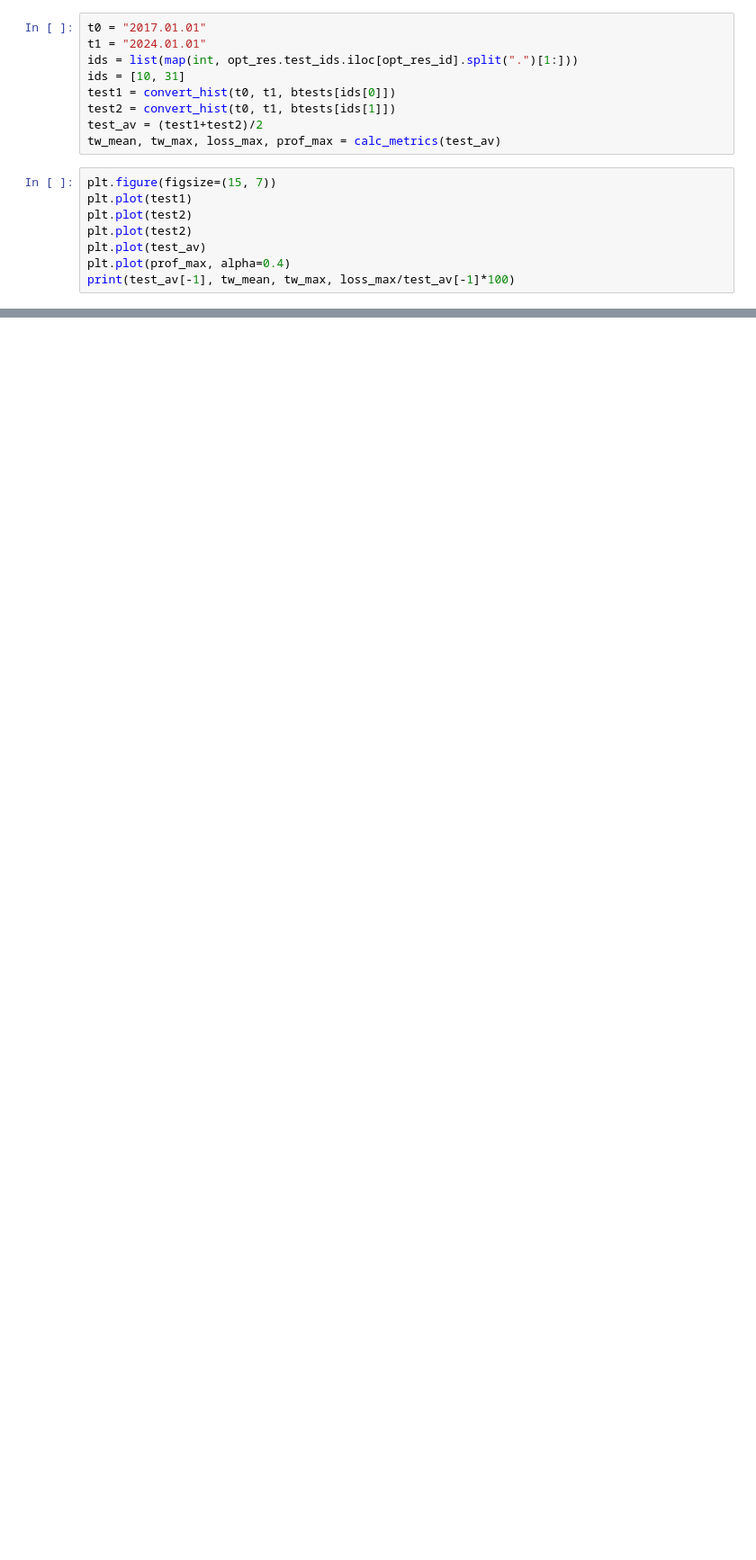
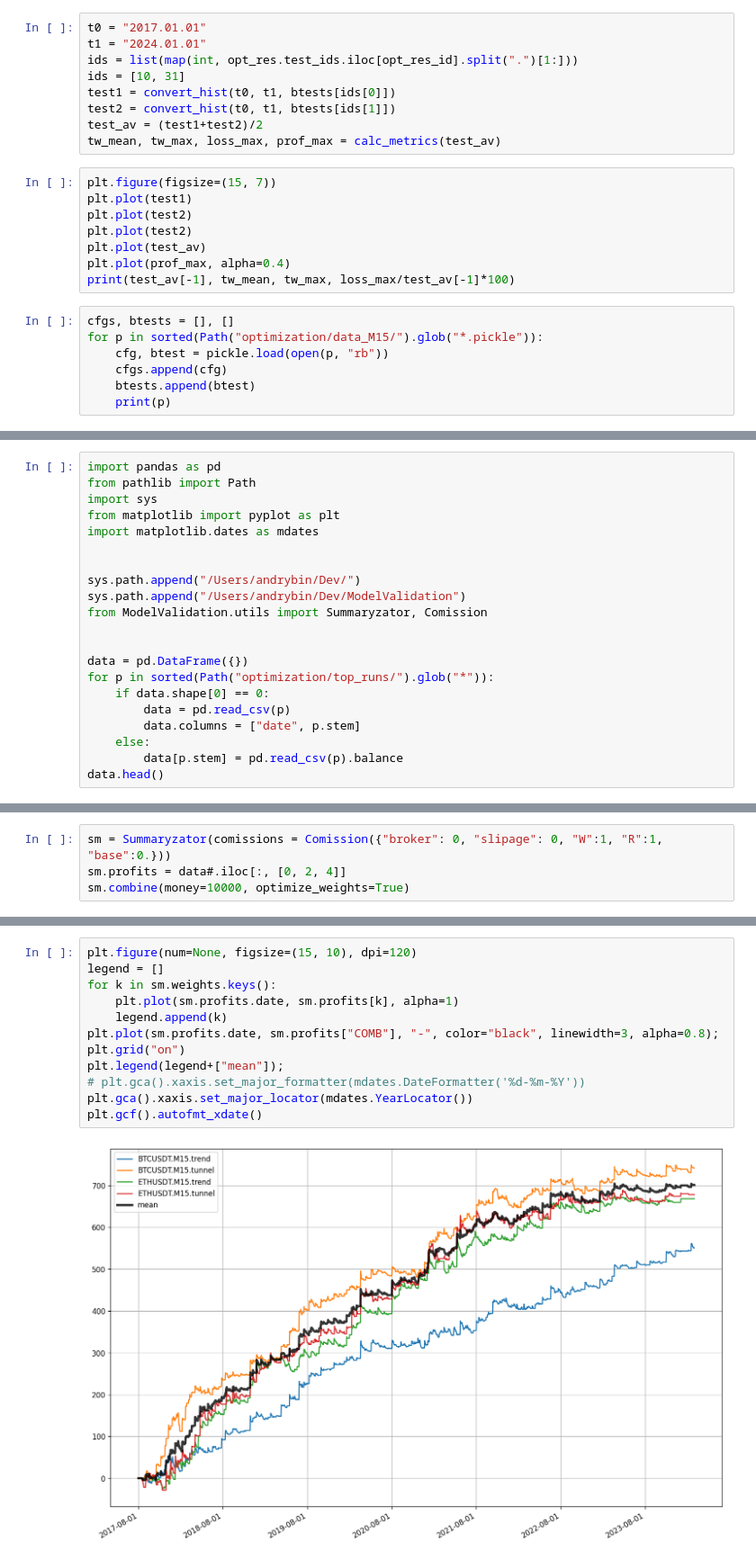
Before and after one commit to binrey/MLTR, a Jupyter notebook: optim_research.ipynb, the cells around one changed output, grey strips where cells are left out. Shown at 90% size. Cells and saved outputs as stored; diff of their text form; blank space fills up the shorter version.

```diff
--- a/optim_research.ipynb
+++ b/optim_research.ipynb
@@ -141,3 +143,10 @@ plt.plot(test2)
 plt.plot(test_av)
 plt.plot(prof_max, alpha=0.4)
 print(test_av[-1], tw_mean, tw_max, loss_max/test_av[-1]*100)
+# %%
+cfgs, btests = [], []
+for p in sorted(Path("optimization/data_M15/").glob("*.pickle")):
+    cfg, btest = pickle.load(open(p, "rb"))
+    cfgs.append(cfg)
+    btests.append(btest)
+    print(p)
@@ -143,0 +171,21 @@ print(test_av[-1], tw_mean, tw_max, loss_max/test_av[-1]*100)
+# %%
+import pandas as pd
+from pathlib import Path
+import sys
+from matplotlib import pyplot as plt
+import matplotlib.dates as mdates
+
+
+sys.path.append("/Users/andrybin/Dev/")
+sys.path.append("/Users/andrybin/Dev/ModelValidation")
+from ModelValidation.utils import Summaryzator, Comission
+
+
+data = pd.DataFrame({})
+for p in sorted(Path("optimization/top_runs/").glob("*")):
+    if data.shape[0] == 0:
+        data = pd.read_csv(p)
+        data.columns = ["date", p.stem]
+    else:
+        data[p.stem] = pd.read_csv(p).balance
+data.head()
@@ -143,0 +199,4 @@ print(test_av[-1], tw_mean, tw_max, loss_max/test_av[-1]*100)
+# %%
+sm = Summaryzator(comissions = Comission({"broker": 0, "slipage": 0, "W":1, "R":1, "base":0.}))
+sm.profits = data#.iloc[:, [0, 2, 4]]
+sm.combine(money=10000, optimize_weights=True)
@@ -143,0 +232,14 @@ print(test_av[-1], tw_mean, tw_max, loss_max/test_av[-1]*100)
+# %%
+plt.figure(num=None, figsize=(15, 10), dpi=120)
+legend = []
+for k in sm.weights.keys():
+    plt.plot(sm.profits.date, sm.profits[k], alpha=1)
+    legend.append(k)
+plt.plot(sm.profits.date, sm.profits["COMB"], "-", color="black", linewidth=3, alpha=0.8);
+plt.grid("on")
+plt.legend(legend+["mean"]);
+# plt.gca().xaxis.set_major_formatter(mdates.DateFormatter('%d-%m-%Y'))
+plt.gca().xaxis.set_major_locator(mdates.YearLocator())
+plt.gcf().autofmt_xdate()
+# %% [output]
+[figure, added]
```
Also changed, not shown: parts of 4 cells of this notebook.
